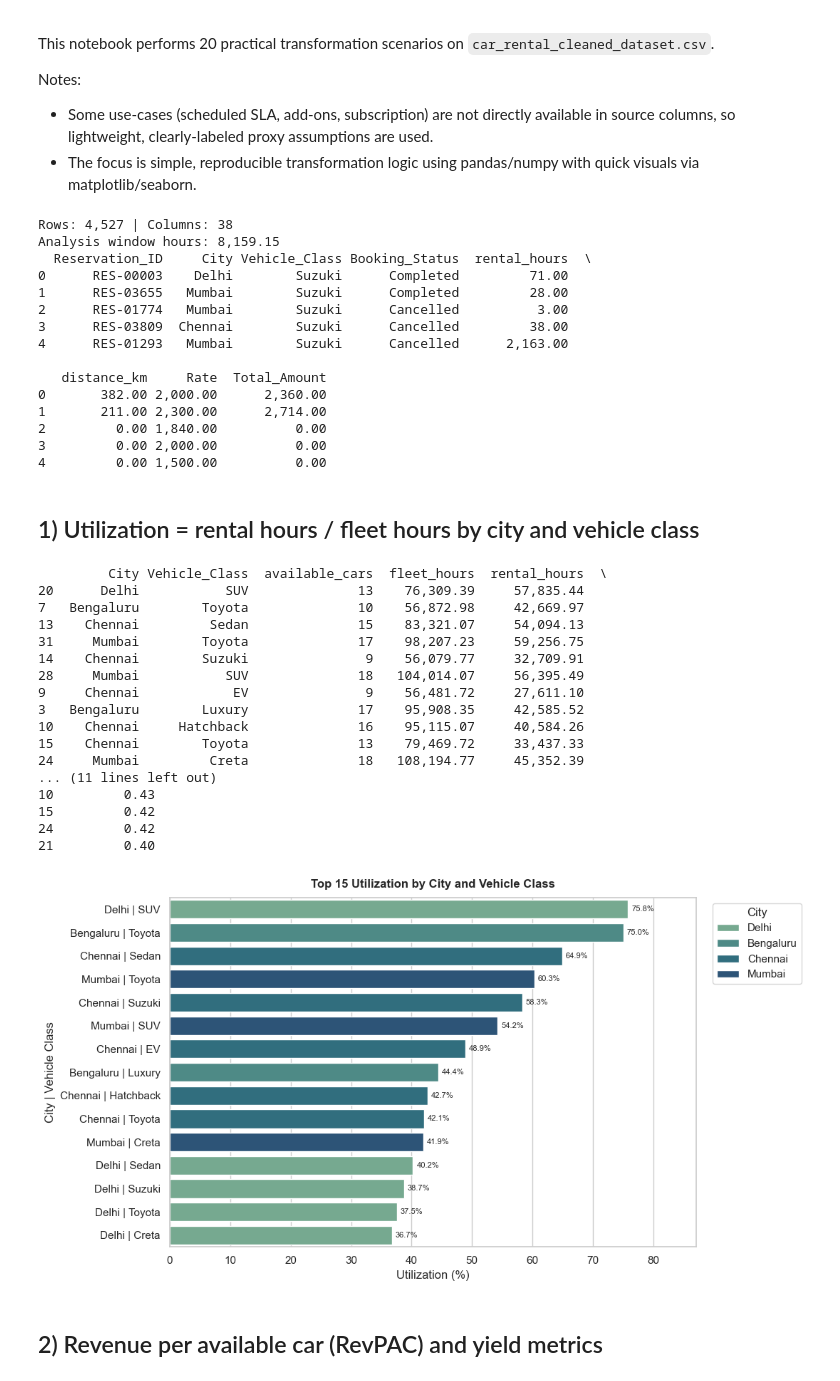
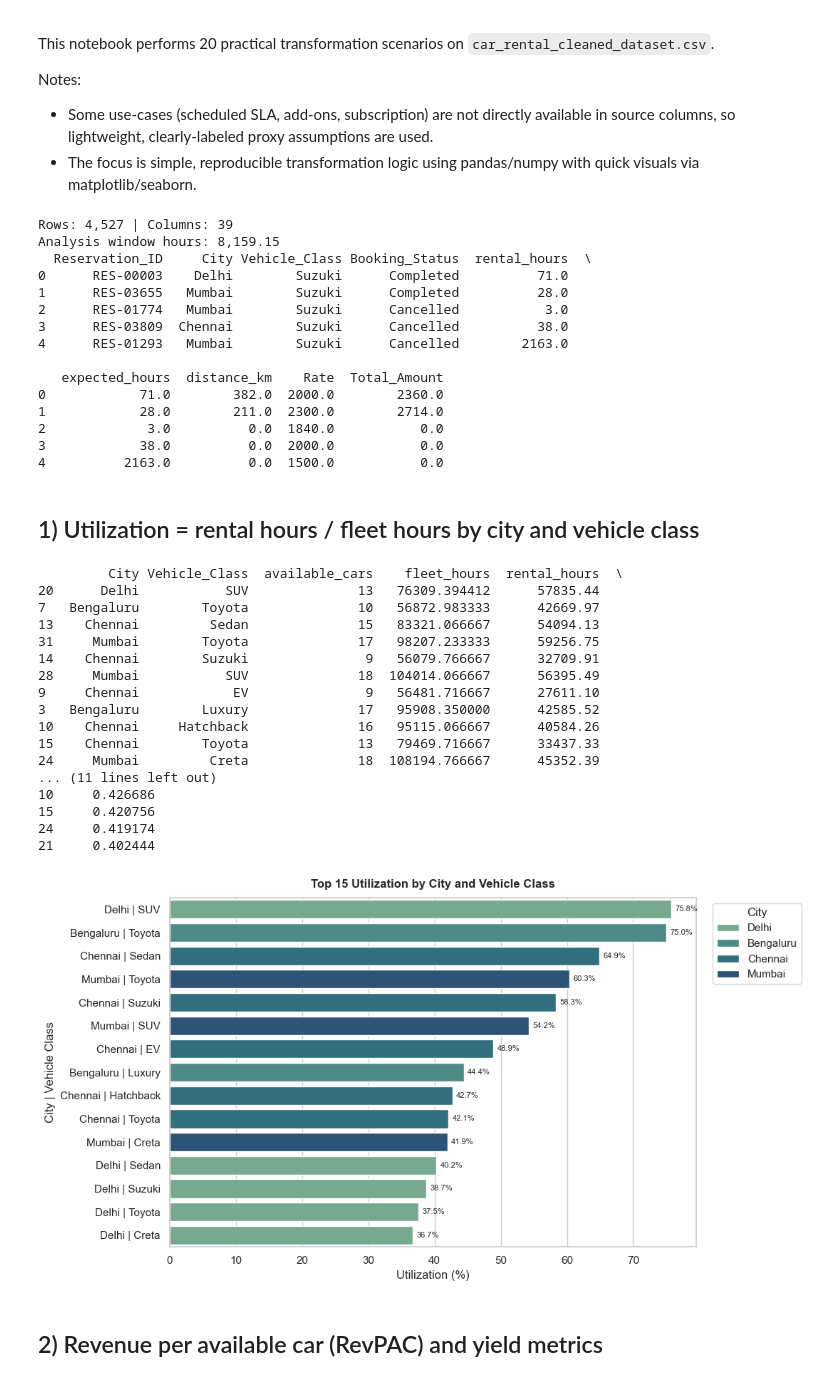
Before and after one commit to Utkarsh-2005/Capg_Sprint, a Jupyter notebook: Transformation/car_rental_transformed.ipynb, the cells around one changed output. Saved outputs shown, nothing was run; the diff lists cells and outputs as text; code cells hidden in the pictures.

```diff
--- a/Transformation/car_rental_transformed.ipynb
+++ b/Transformation/car_rental_transformed.ipynb
@@ -38,6 +38,7 @@ required_defaults = {
     "Notes": "",
     "Vehicle_ID_Invalid": False,
     "Duration_Hours": np.nan,
+    "expected_hours": np.nan,
     "Distance_Driven": np.nan,
     "Refuel_Event": "",
     "Driver_Behavior": "Unknown",
@@ -51,7 +52,7 @@ for col in ["Booking_TS", "Pickup_TS", "Return_TS", "Prev_Return", "Promo_Expiry
     if col in df.columns:
         df[col] = pd.to_datetime(df[col], errors="coerce")
 
-for col in ["Duration_Hours", "Distance_Driven", "Odo_Start", "Odo_End", "Rate", "Total_Amount", "Fuel_Level", "Speed", "GPS_Lat", "GPS_Lon"]:
+for col in ["Duration_Hours", "expected_hours", "Distance_Driven", "Odo_Start", "Odo_End", "Rate", "Total_Amount", "Fuel_Level", "Speed", "GPS_Lat", "GPS_Lon"]:
     if col in df.columns:
         df[col] = pd.to_numeric(df[col], errors="coerce")
 
@@ -77,23 +78,23 @@ analysis_hours = max((a_end - a_start).total_seconds() / 3600, 1) if pd.notna(a_
 
 print(f"Rows: {len(df):,} | Columns: {df.shape[1]}")
 print(f"Analysis window hours: {analysis_hours:,.2f}")
-print(df[["Reservation_ID", "City", "Vehicle_Class", "Booking_Status", "rental_hours", "distance_km", "Rate", "Total_Amount"]].head())
+print(df[["Reservation_ID", "City", "Vehicle_Class", "Booking_Status", "rental_hours", "expected_hours", "distance_km", "Rate", "Total_Amount"]].head())
 # %% [output]
-Rows: 4,527 | Columns: 38
+Rows: 4,527 | Columns: 39
 Analysis window hours: 8,159.15
   Reservation_ID     City Vehicle_Class Booking_Status  rental_hours  \
-0      RES-00003    Delhi        Suzuki      Completed         71.00
-1      RES-03655   Mumbai        Suzuki      Completed         28.00
-2      RES-01774   Mumbai        Suzuki      Cancelled          3.00
-3      RES-03809  Chennai        Suzuki      Cancelled         38.00
-4      RES-01293   Mumbai        Suzuki      Cancelled      2,163.00
+0      RES-00003    Delhi        Suzuki      Completed          71.0
+1      RES-03655   Mumbai        Suzuki      Completed          28.0
+2      RES-01774   Mumbai        Suzuki      Cancelled           3.0
+3      RES-03809  Chennai        Suzuki      Cancelled          38.0
+4      RES-01293   Mumbai        Suzuki      Cancelled        2163.0
 
-   distance_km     Rate  Total_Amount
-0       382.00 2,000.00      2,360.00
-1       211.00 2,300.00      2,714.00
-2         0.00 1,840.00          0.00
-3         0.00 2,000.00          0.00
-4         0.00 1,500.00          0.00
+   expected_hours  distance_km    Rate  Total_Amount
+0            71.0        382.0  2000.0        2360.0
+1            28.0        211.0  2300.0        2714.0
+2             3.0          0.0  1840.0           0.0
+3            38.0          0.0  2000.0           0.0
+4          2163.0          0.0  1500.0           0.0
 # %% [markdown]
 ## 1) Utilization = rental hours / fleet hours by city and vehicle class
 # %%
@@ -128,51 +129,50 @@ util["utilization"] = np.where(
 util = util.sort_values("utilization", ascending=False)
 
 print(util.head(12))
 
 top_util = util.head(15).copy()
 top_util["utilization_pct"] = (top_util["utilization"] * 100).round(2)
 top_util["segment"] = top_util["City"].astype(str) + " | " + top_util["Vehicle_Class"].astype(str)
 top_util = top_util.sort_values("utilization_pct", ascending=False)
 
 plt.figure(figsize=(11, 6))
 ax = sns.barplot(
     data=top_util,
     x="utilization_pct",
     y="segment",
     hue="City",
     palette="crest",
     dodge=False,
 )
 ax.set_title("Top 15 Utilization by City and Vehicle Class", pad=10, weight="bold")
 ax.set_xlabel("Utilization (%)")
 ax.set_ylabel("City | Vehicle Class")
 
 for i, v in enumerate(top_util["utilization_pct"]):
     ax.text(v + 0.6, i, f"{v:.1f}%", va="center", fontsize=8)
 
-ax.set_xlim(0, max(top_util["utilization_pct"].max() * 1.15, 5))
 ax.legend(title="City", bbox_to_anchor=(1.02, 1), loc="upper left", frameon=True)
 plt.tight_layout()
 plt.show()
 # %% [output]
-         City Vehicle_Class  available_cars  fleet_hours  rental_hours  \
-20      Delhi           SUV              13    76,309.39     57,835.44
-7   Bengaluru        Toyota              10    56,872.98     42,669.97
-13    Chennai         Sedan              15    83,321.07     54,094.13
-31     Mumbai        Toyota              17    98,207.23     59,256.75
-14    Chennai        Suzuki               9    56,079.77     32,709.91
-28     Mumbai           SUV              18   104,014.07     56,395.49
-9     Chennai            EV               9    56,481.72     27,611.10
-3   Bengaluru        Luxury              17    95,908.35     42,585.52
-10    Chennai     Hatchback              16    95,115.07     40,584.26
-15    Chennai        Toyota              13    79,469.72     33,437.33
-24     Mumbai         Creta              18   108,194.77     45,352.39
+         City Vehicle_Class  available_cars    fleet_hours  rental_hours  \
+20      Delhi           SUV              13   76309.394412      57835.44
+7   Bengaluru        Toyota              10   56872.983333      42669.97
+13    Chennai         Sedan              15   83321.066667      54094.13
+31     Mumbai        Toyota              17   98207.233333      59256.75
+14    Chennai        Suzuki               9   56079.766667      32709.91
+28     Mumbai           SUV              18  104014.066667      56395.49
+9     Chennai            EV               9   56481.716667      27611.10
+3   Bengaluru        Luxury              17   95908.350000      42585.52
+10    Chennai     Hatchback              16   95115.066667      40584.26
+15    Chennai        Toyota              13   79469.716667      33437.33
+24     Mumbai         Creta              18  108194.766667      45352.39
 ... (11 lines left out)
-10         0.43
-15         0.42
-24         0.42
-21         0.40
+10     0.426686
+15     0.420756
+24     0.419174
+21     0.402444
-[figure, old version]
+[figure, new version]
 # %% [markdown]
 ## 2) Revenue per available car (RevPAC) and yield metrics
 # %%
```
Also changed, not shown: parts of 19 cells of this notebook, 3 other files.
